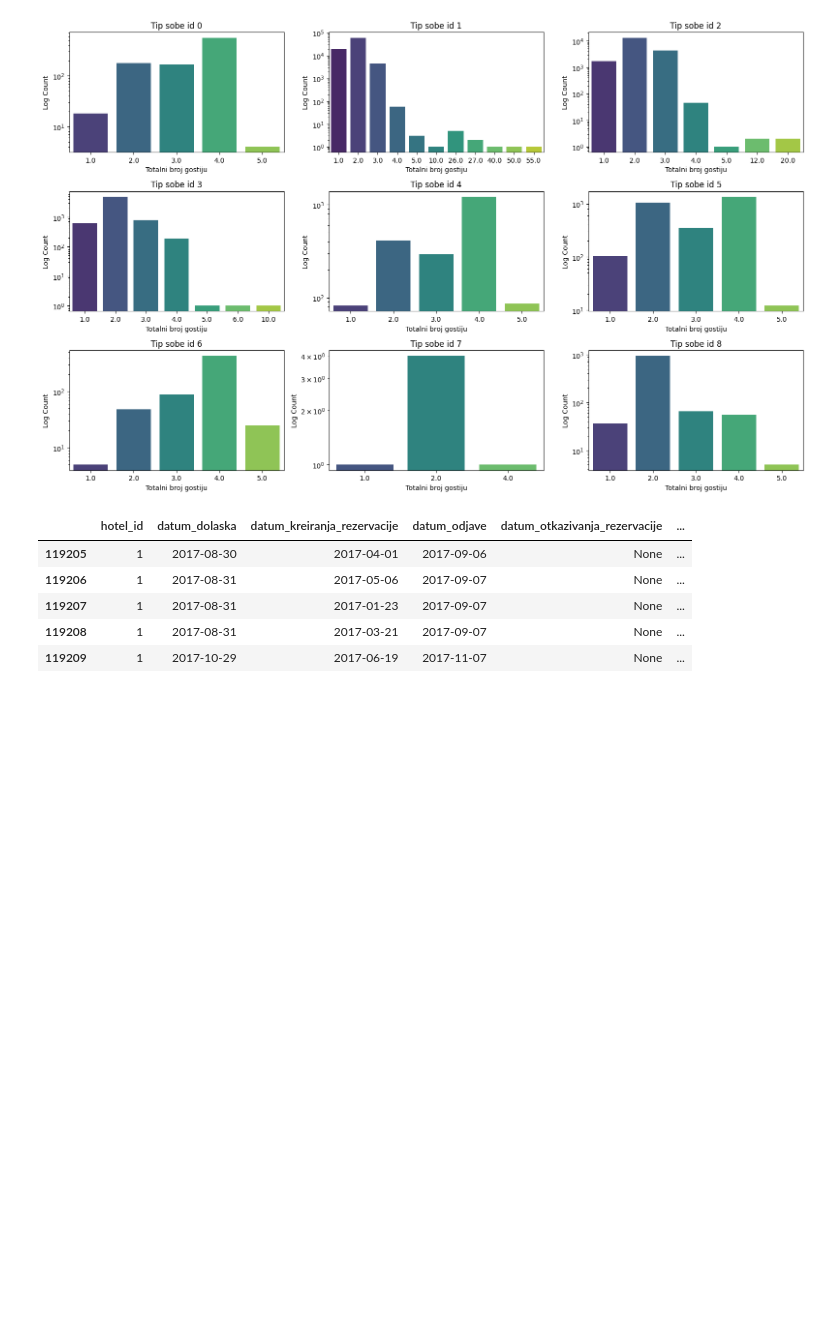
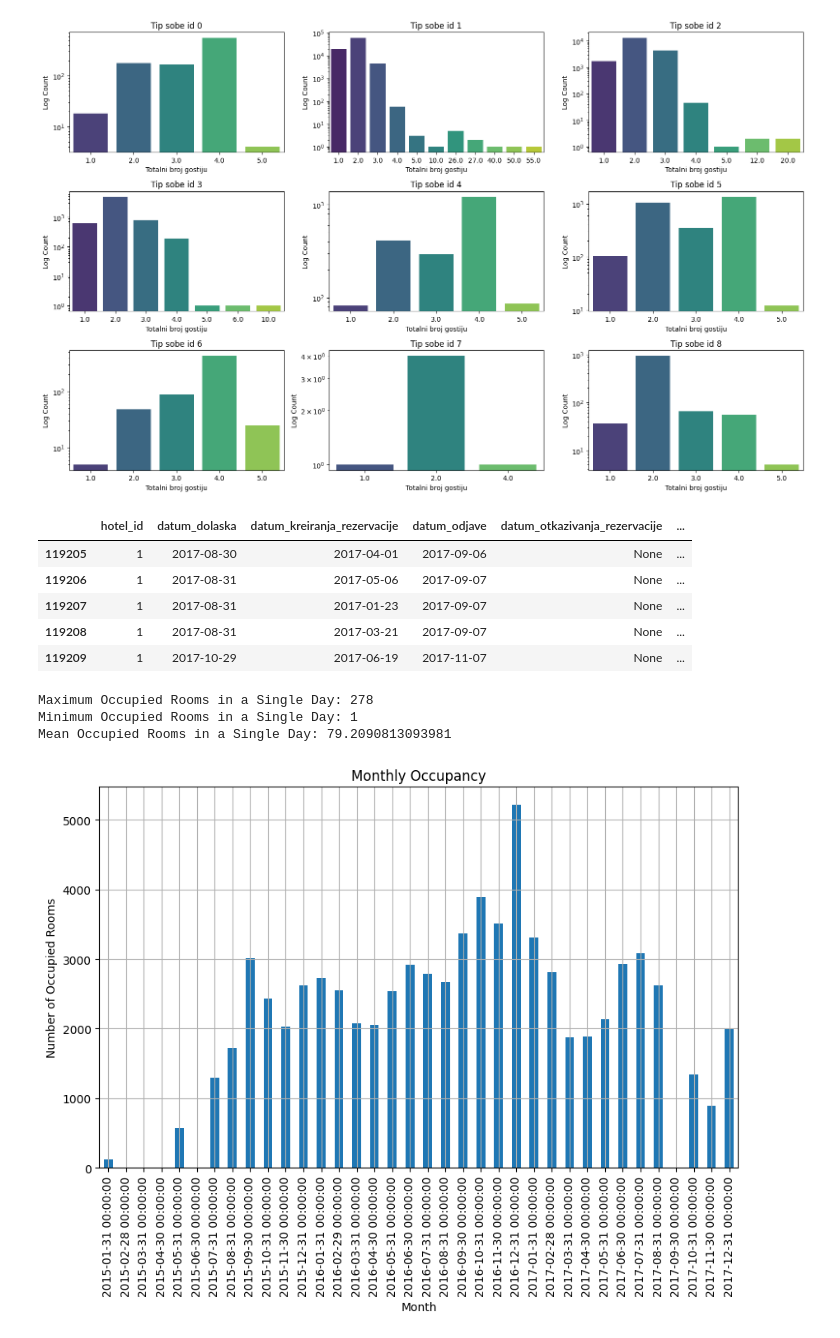
Before and after one commit to pipstur/machineMindsLumenDS, a Jupyter notebook: ExploratoryDataAnalysis_vojislav.ipynb, the cells around one changed output. Cells and saved outputs as stored; diff of their text form; code cells hidden in the pictures; blank space fills up the shorter version.

```diff
--- a/ExploratoryDataAnalysis_vojislav.ipynb
+++ b/ExploratoryDataAnalysis_vojislav.ipynb
@@ -546,7 +546,42 @@ import pandas as pd
 import matplotlib.pyplot as plt
 from statsmodels.tsa.statespace.sarimax import SARIMAX
 from statsmodels.tsa.seasonal import seasonal_decompose
-# %%
-# Convert date column to datetime format (if needed)
-date_column = "datum_dolaska"  # Replace with your date column name
-df[date_column] = pd.to_datetime(df[date_column])
+# %%
+
+# Ensure the 'datum_dolaska' column is in datetime format
+df['datum_dolaska'] = pd.to_datetime(df['datum_dolaska'])
+
+# Filter for occupied rooms
+df_occupied = df[df['status_rezervacije'] == 'Check-Out']
+
+# Group by 'datum_dolaska' and count occupied rooms
+occupied_rooms_per_day = df_occupied.groupby(df_occupied['datum_dolaska'].dt.date)['rezervacija_id'].nunique()
+
+# Calculate maximum number of occupied rooms in a single day
+max_occupied_rooms = occupied_rooms_per_day.max()
+min_occupied_rooms = occupied_rooms_per_day.min()
+mean_occupied_rooms = occupied_rooms_per_day.mean()
+
+print("Maximum Occupied Rooms in a Single Day:", max_occupied_rooms)
+print("Minimum Occupied Rooms in a Single Day:", min_occupied_rooms)
+print("Mean Occupied Rooms in a Single Day:", mean_occupied_rooms)
+# %% [output]
+Maximum Occupied Rooms in a Single Day: 278
+Minimum Occupied Rooms in a Single Day: 1
+Mean Occupied Rooms in a Single Day: 79.2090813093981
+# %%
+import matplotlib.pyplot as plt
+
+# Resample the data to get the total number of occupied rooms per month
+monthly_occupancy = occupied_rooms_per_day.resample('M').sum()
+
+# Create a bar plot
+monthly_occupancy.plot(kind='bar', figsize=(10, 6))
+
+plt.title('Monthly Occupancy')
+plt.xlabel('Month')
+plt.ylabel('Number of Occupied Rooms')
+plt.grid(True)
+plt.show()
+# %% [output]
+[figure, added]
```
